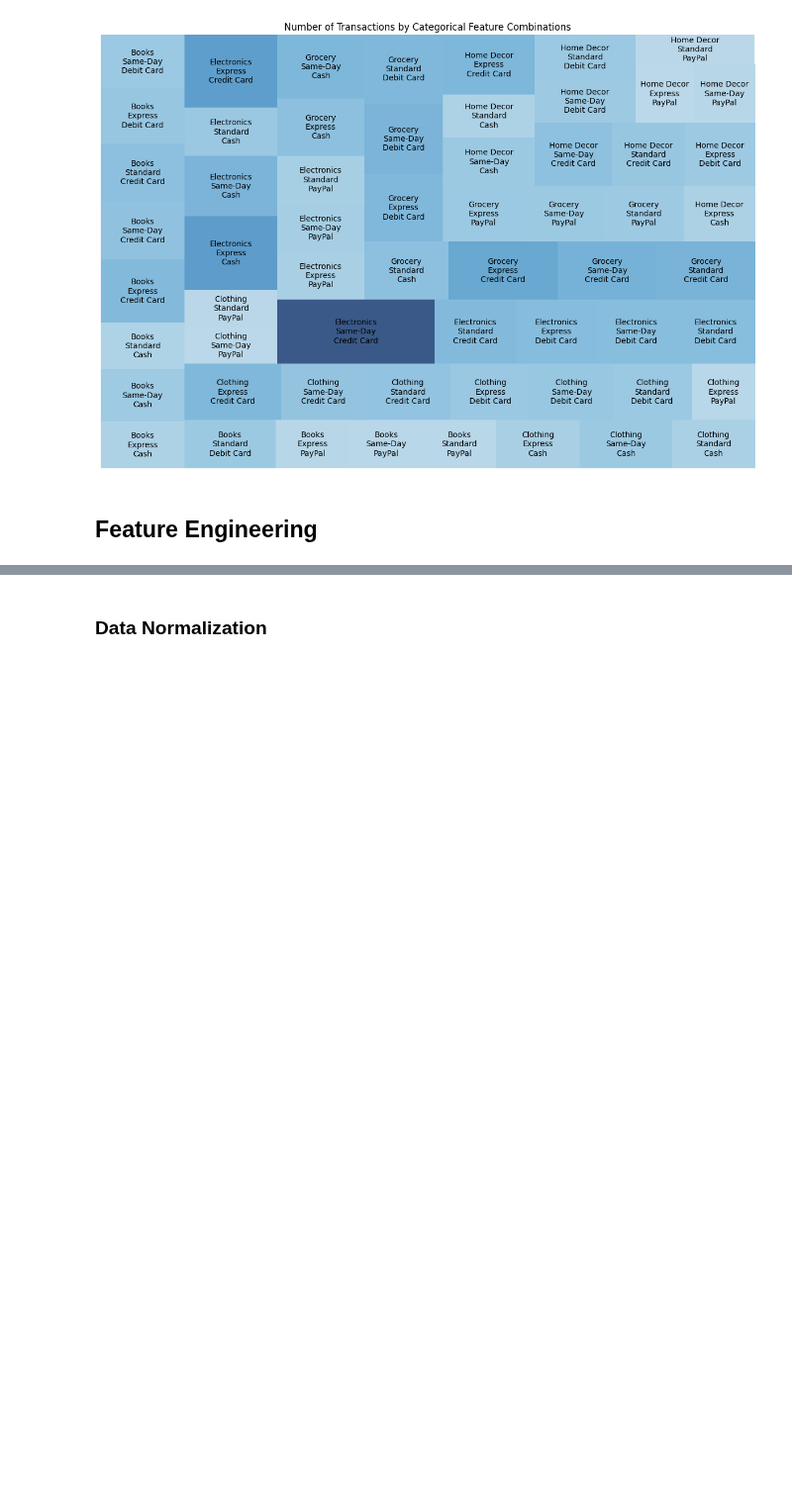
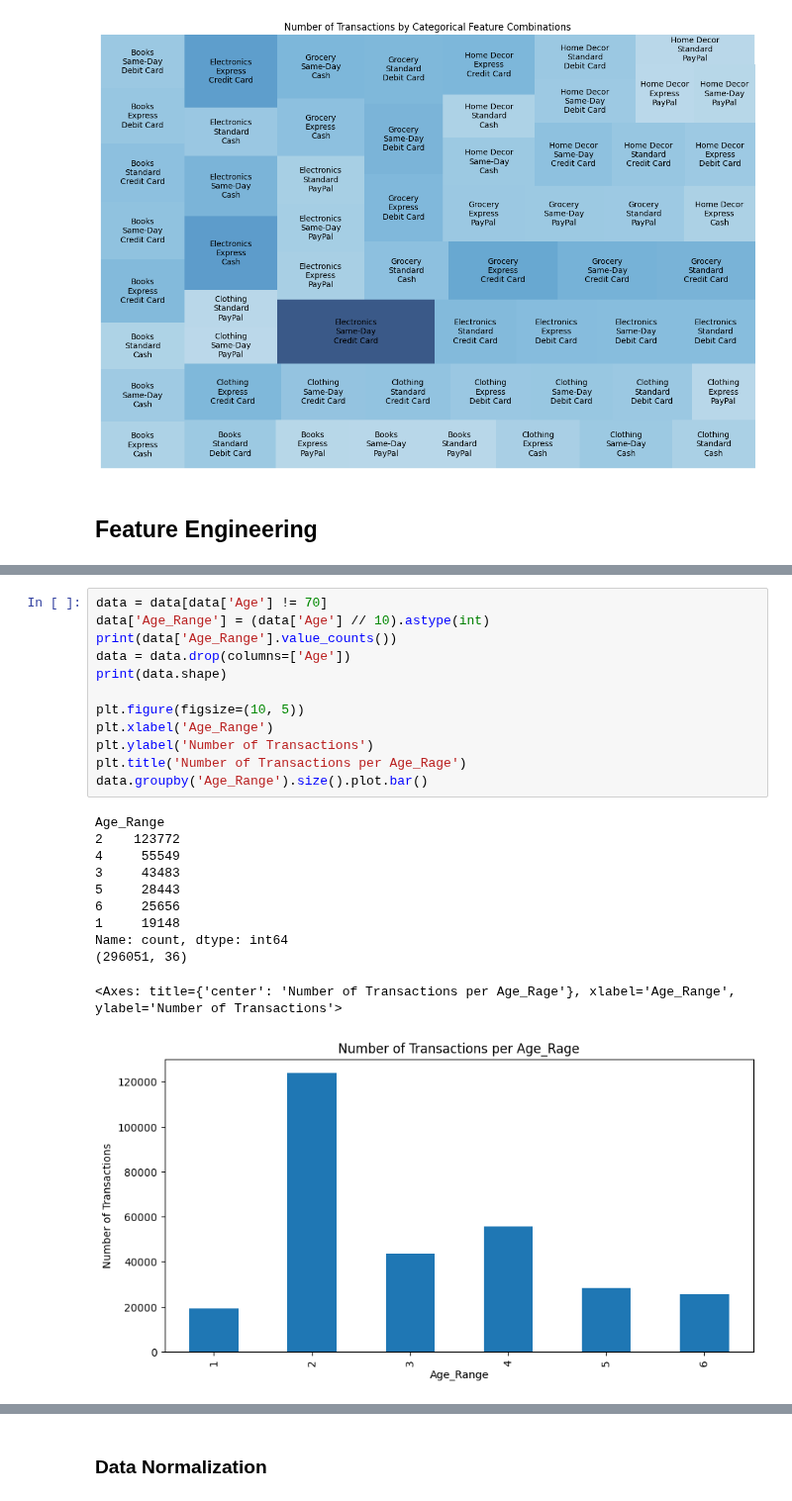
Before and after one commit to JAA999/grocery_prediction, a Jupyter notebook: ML_Project.ipynb, the cells around one changed output, grey strips where cells are left out. Shown at 99% size. Saved outputs shown, nothing was run; the diff lists cells and outputs as text; blank space fills up the shorter version.

```diff
--- a/ML_Project.ipynb
+++ b/ML_Project.ipynb
@@ -366,0 +390,24 @@ Name: count, Length: 298541, dtype: float64
+# %%
+data = data[data['Age'] != 70]
+data['Age_Range'] = (data['Age'] // 10).astype(int)
+print(data['Age_Range'].value_counts())
+data = data.drop(columns=['Age'])
+print(data.shape)
+
+plt.figure(figsize=(10, 5))
+plt.xlabel('Age_Range')
+plt.ylabel('Number of Transactions')
+plt.title('Number of Transactions per Age_Rage')
+data.groupby('Age_Range').size().plot.bar()
+# %% [output]
+Age_Range
+2    123772
+4     55549
+3     43483
+5     28443
+6     25656
+1     19148
+Name: count, dtype: int64
+(296051, 36)
+<Axes: title={'center': 'Number of Transactions per Age_Rage'}, xlabel='Age_Range', ylabel='Number of Transactions'>
+[figure, added]
```
Also changed, not shown: parts of 15 cells of this notebook.
